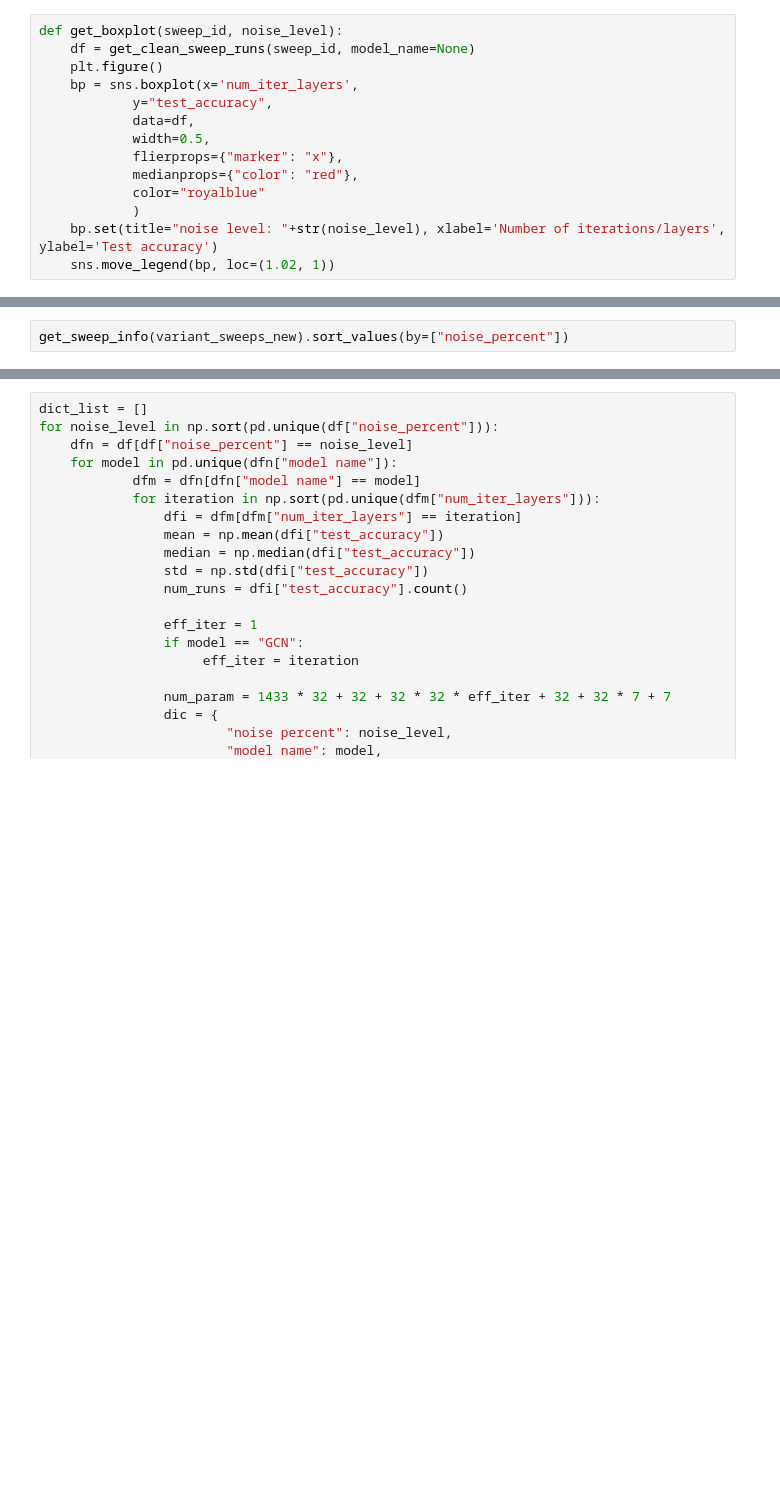
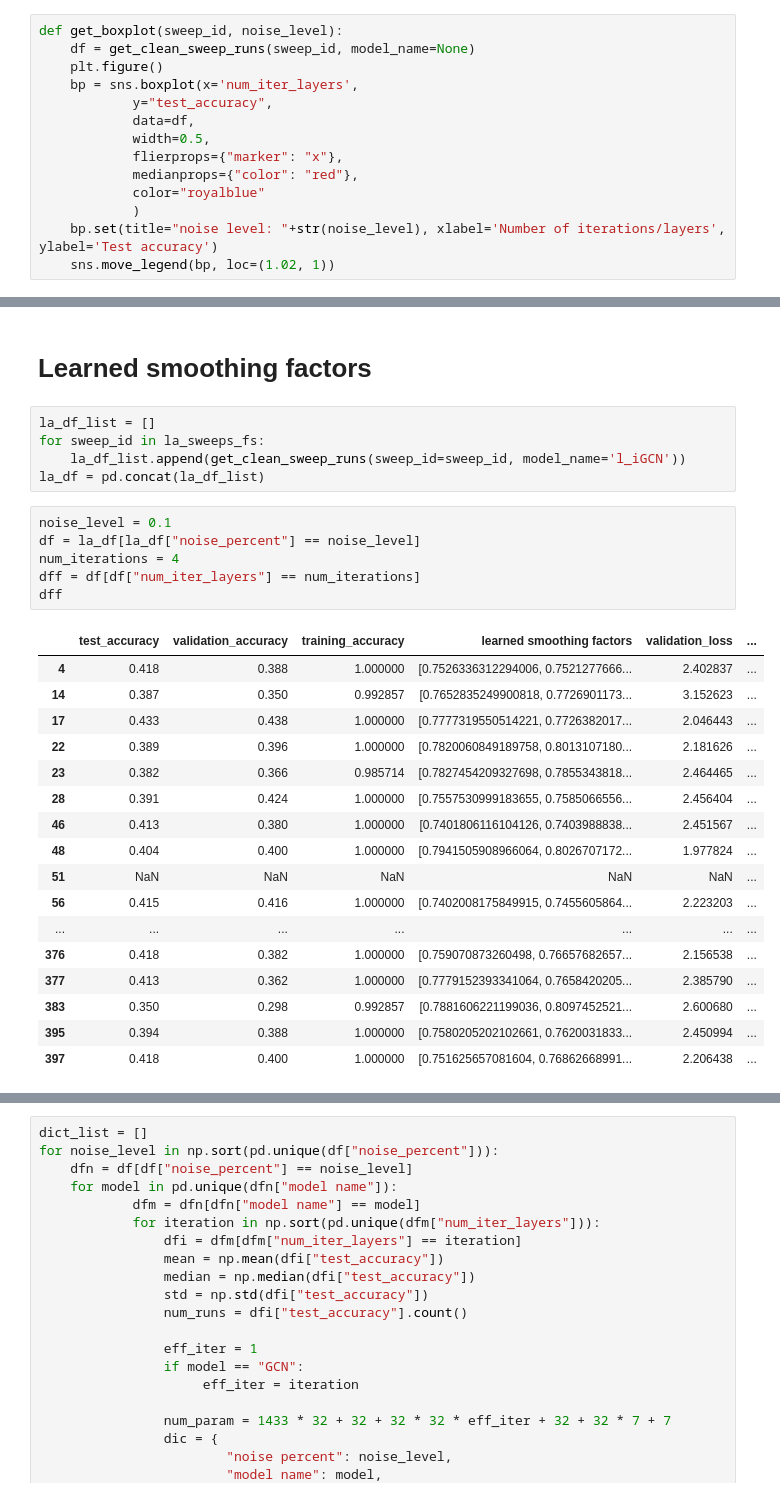
Before and after one commit to SizhuangHe/IterativeMethods, a Jupyter notebook: GCNexperiments/notebooks/wandb_analysis.ipynb, the cells around one changed output, grey strips where cells are left out. Cells and saved outputs as stored; diff of their text form; blank space fills up the shorter version.

```diff
--- a/GCNexperiments/notebooks/wandb_analysis.ipynb
+++ b/GCNexperiments/notebooks/wandb_analysis.ipynb
@@ -189,2 +221,31 @@ get_sweep_info(la_sweeps).sort_values(by=["noise_percent"])
-# %%
-get_sweep_info(variant_sweeps_new).sort_values(by=["noise_percent"])
+# %% [markdown]
+# Learned smoothing factors
+# %%
+la_df_list = []
+for sweep_id in la_sweeps_fs:
+    la_df_list.append(get_clean_sweep_runs(sweep_id=sweep_id, model_name='l_iGCN'))
+la_df = pd.concat(la_df_list)
+# %%
+noise_level = 0.1
+df = la_df[la_df["noise_percent"] == noise_level]
+num_iterations = 4
+dff = df[df["num_iter_layers"] == num_iterations]
+dff
+# %% [output]
+|  | test_accuracy | validation_accuracy | training_accuracy | learned smoothing factors | validation_loss | ... |
+| 4 | 0.418 | 0.388 | 1.000000 | [0.7526336312294006, 0.7521277666... | 2.402837 | ... |
+| 14 | 0.387 | 0.350 | 0.992857 | [0.7652835249900818, 0.7726901173... | 3.152623 | ... |
+| 17 | 0.433 | 0.438 | 1.000000 | [0.7777319550514221, 0.7726382017... | 2.046443 | ... |
+| 22 | 0.389 | 0.396 | 1.000000 | [0.7820060849189758, 0.8013107180... | 2.181626 | ... |
+| 23 | 0.382 | 0.366 | 0.985714 | [0.7827454209327698, 0.7855343818... | 2.464465 | ... |
+| 28 | 0.391 | 0.424 | 1.000000 | [0.7557530999183655, 0.7585066556... | 2.456404 | ... |
+| 46 | 0.413 | 0.380 | 1.000000 | [0.7401806116104126, 0.7403988838... | 2.451567 | ... |
+| 48 | 0.404 | 0.400 | 1.000000 | [0.7941505908966064, 0.8026707172... | 1.977824 | ... |
+| 51 | NaN | NaN | NaN | NaN | NaN | ... |
+| 56 | 0.415 | 0.416 | 1.000000 | [0.7402008175849915, 0.7455605864... | 2.223203 | ... |
+| ... | ... | ... | ... | ... | ... | ... |
+| 376 | 0.418 | 0.382 | 1.000000 | [0.759070873260498, 0.76657682657... | 2.156538 | ... |
+| 377 | 0.413 | 0.362 | 1.000000 | [0.7779152393341064, 0.7658420205... | 2.385790 | ... |
+| 383 | 0.350 | 0.298 | 0.992857 | [0.7881606221199036, 0.8097452521... | 2.600680 | ... |
+| 395 | 0.394 | 0.388 | 1.000000 | [0.7580205202102661, 0.7620031833... | 2.450994 | ... |
+| 397 | 0.418 | 0.400 | 1.000000 | [0.751625657081604, 0.76862668991... | 2.206438 | ... |
```
Also changed, not shown: parts of 9 cells of this notebook, 55 other files.
